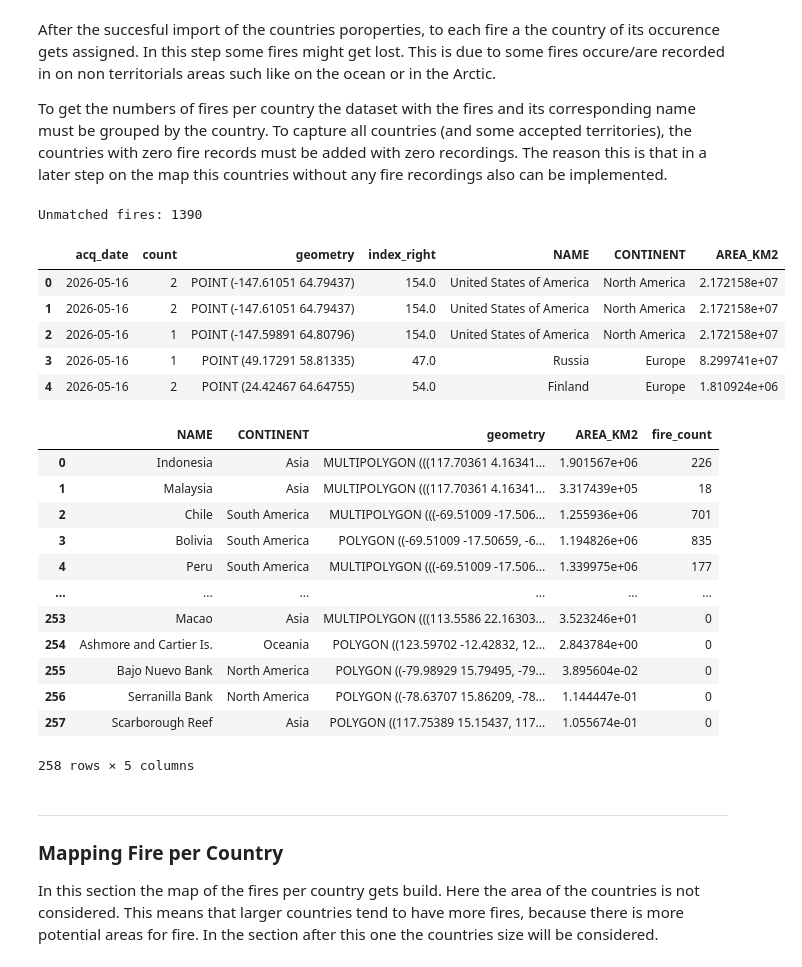
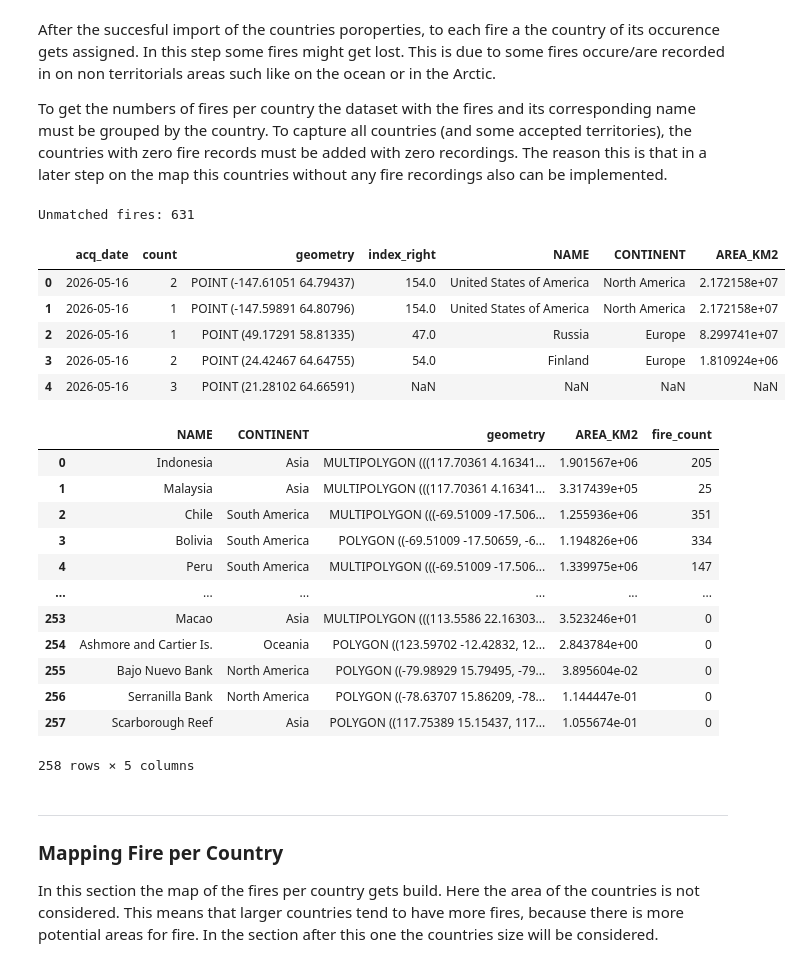
Before and after one commit to LilSheesh7/SDS210_project, a Jupyter notebook: notebooks/Wildfire_mapping_nb.ipynb, the cells around one changed output. Cells and saved outputs as stored; diff of their text form; code cells hidden in the pictures.

Commit message:
correct the clustered fires

```diff
--- a/notebooks/Wildfire_mapping_nb.ipynb
+++ b/notebooks/Wildfire_mapping_nb.ipynb
@@ -252,43 +275,43 @@ To get the numbers of fires per country the dataset with the fires and its corre
 # %%
 # calculate fires in the diffrent countries
 # here the wildfire cluster is used, so nearby fires are counted as one fire and not as several
 
-wildfire_countries = gpd.sjoin(wildfire_clusterd, world,
+fire_countries = gpd.sjoin(fire_clustered, world,
                                 how="left", predicate="within") # assign to each fire in which country it is located
 
 # Check for fires not located inside a country for example this are burning ships, fires in artica or antarctica
-unmatched = wildfire_countries[wildfire_countries["NAME"].isna()]
+unmatched = fire_countries[fire_countries["NAME"].isna()]
 print(f"Unmatched fires: {len(unmatched)}")
-display(wildfire_countries.head(5))
+display(fire_countries.head(5))
 
 # count the fires for each country
 fire_per_country = world[["NAME", "CONTINENT", "geometry", "AREA_KM2"]].copy() # copy world to build fire per country
 # merge fire counts in — countries with no fires get NaN
 fire_per_country = fire_per_country.merge(
-    wildfire_countries.groupby("NAME").size().reset_index(name="fire_count"),
+    fire_countries.groupby("NAME").size().reset_index(name="fire_count"),
     on="NAME",
     how="left"  # keep all countries including countries with 0 fires
 )
 
 fire_per_country["fire_count"] = fire_per_country["fire_count"].fillna(0).astype(int) # fill the NaN values of the countries without fires with 0
 
 fire_per_country = gpd.GeoDataFrame(fire_per_country, geometry="geometry", crs=4326)
 
 display(fire_per_country)
 # %% [output]
-Unmatched fires: 1390
+Unmatched fires: 631
 |  | acq_date | count | geometry | index_right | NAME | CONTINENT | AREA_KM2 |
 | 0 | 2026-05-16 | 2 | POINT (-147.61051 64.79437) | 154.0 | United States of America | North America | 2.172158e+07 |
-| 1 | 2026-05-16 | 2 | POINT (-147.61051 64.79437) | 154.0 | United States of America | North America | 2.172158e+07 |
-| 2 | 2026-05-16 | 1 | POINT (-147.59891 64.80796) | 154.0 | United States of America | North America | 2.172158e+07 |
-| 3 | 2026-05-16 | 1 | POINT (49.17291 58.81335) | 47.0 | Russia | Europe | 8.299741e+07 |
-| 4 | 2026-05-16 | 2 | POINT (24.42467 64.64755) | 54.0 | Finland | Europe | 1.810924e+06 |
+| 1 | 2026-05-16 | 1 | POINT (-147.59891 64.80796) | 154.0 | United States of America | North America | 2.172158e+07 |
+| 2 | 2026-05-16 | 1 | POINT (49.17291 58.81335) | 47.0 | Russia | Europe | 8.299741e+07 |
+| 3 | 2026-05-16 | 2 | POINT (24.42467 64.64755) | 54.0 | Finland | Europe | 1.810924e+06 |
+| 4 | 2026-05-16 | 3 | POINT (21.28102 64.66591) | NaN | NaN | NaN | NaN |
 |  | NAME | CONTINENT | geometry | AREA_KM2 | fire_count |
-| 0 | Indonesia | Asia | MULTIPOLYGON (((117.70361 4.16341... | 1.901567e+06 | 226 |
-| 1 | Malaysia | Asia | MULTIPOLYGON (((117.70361 4.16341... | 3.317439e+05 | 18 |
-| 2 | Chile | South America | MULTIPOLYGON (((-69.51009 -17.506... | 1.255936e+06 | 701 |
-| 3 | Bolivia | South America | POLYGON ((-69.51009 -17.50659, -6... | 1.194826e+06 | 835 |
-| 4 | Peru | South America | MULTIPOLYGON (((-69.51009 -17.506... | 1.339975e+06 | 177 |
+| 0 | Indonesia | Asia | MULTIPOLYGON (((117.70361 4.16341... | 1.901567e+06 | 205 |
+| 1 | Malaysia | Asia | MULTIPOLYGON (((117.70361 4.16341... | 3.317439e+05 | 25 |
+| 2 | Chile | South America | MULTIPOLYGON (((-69.51009 -17.506... | 1.255936e+06 | 351 |
+| 3 | Bolivia | South America | POLYGON ((-69.51009 -17.50659, -6... | 1.194826e+06 | 334 |
+| 4 | Peru | South America | MULTIPOLYGON (((-69.51009 -17.506... | 1.339975e+06 | 147 |
 | ... | ... | ... | ... | ... | ... |
 | 253 | Macao | Asia | MULTIPOLYGON (((113.5586 22.16303... | 3.523246e+01 | 0 |
 | 254 | Ashmore and Cartier Is. | Oceania | POLYGON ((123.59702 -12.42832, 12... | 2.843784e+00 | 0 |
```
Also changed, not shown: parts of 10 cells of this notebook, 2 other files.
